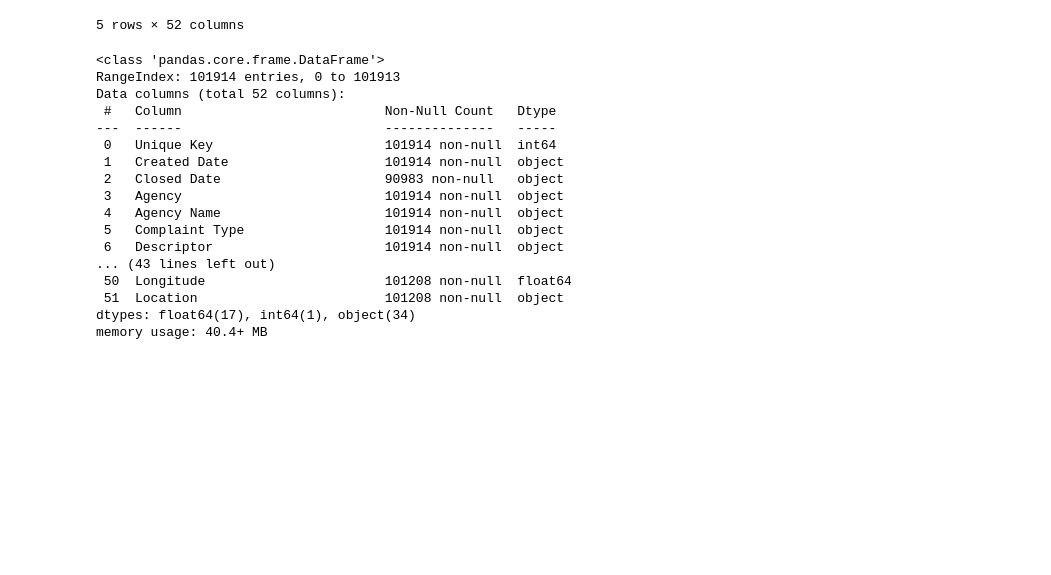
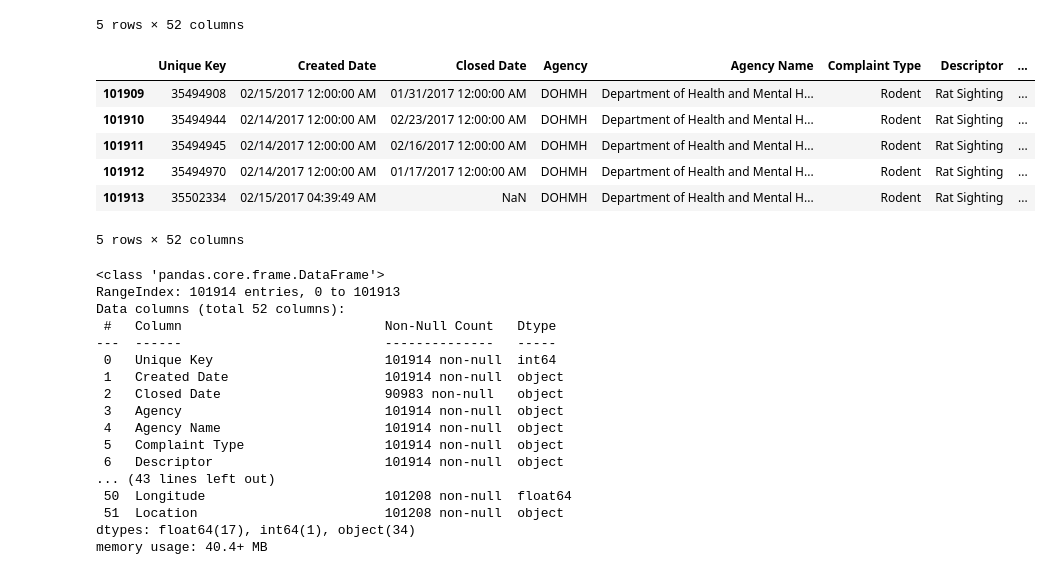
Before and after one commit to hollyhira/Class_8_Exercise_cleaning_data, a Jupyter notebook: Cleaning Data Exercises.ipynb, the cells around one changed output. Drawn from its saved outputs; the diff is of its cells as text; code cells hidden in the pictures; blank space fills up the shorter version.

```diff
--- a/Cleaning Data Exercises.ipynb
+++ b/Cleaning Data Exercises.ipynb
@@ -56,6 +56,16 @@ df.head()
 | 3 | 31464026 | 09/04/2015 12:00:00 AM | 09/14/2015 12:00:00 AM | DOHMH | Department of Health and Mental H... | Rodent | Rat Sighting | ... |
 | 4 | 31464027 | 09/04/2015 12:00:00 AM | 09/22/2015 12:00:00 AM | DOHMH | Department of Health and Mental H... | Rodent | Rat Sighting | ... |
 5 rows × 52 columns
+# %%
+df.tail()
+# %% [output]
+|  | Unique Key | Created Date | Closed Date | Agency | Agency Name | Complaint Type | Descriptor | ... |
+| 101909 | 35494908 | 02/15/2017 12:00:00 AM | 01/31/2017 12:00:00 AM | DOHMH | Department of Health and Mental H... | Rodent | Rat Sighting | ... |
+| 101910 | 35494944 | 02/14/2017 12:00:00 AM | 02/23/2017 12:00:00 AM | DOHMH | Department of Health and Mental H... | Rodent | Rat Sighting | ... |
+| 101911 | 35494945 | 02/14/2017 12:00:00 AM | 02/16/2017 12:00:00 AM | DOHMH | Department of Health and Mental H... | Rodent | Rat Sighting | ... |
+| 101912 | 35494970 | 02/14/2017 12:00:00 AM | 01/17/2017 12:00:00 AM | DOHMH | Department of Health and Mental H... | Rodent | Rat Sighting | ... |
+| 101913 | 35502334 | 02/15/2017 04:39:49 AM | NaN | DOHMH | Department of Health and Mental H... | Rodent | Rat Sighting | ... |
+5 rows × 52 columns
 # %%
 df.info()
 
```
Also changed, not shown: parts of 16 cells of this notebook.
